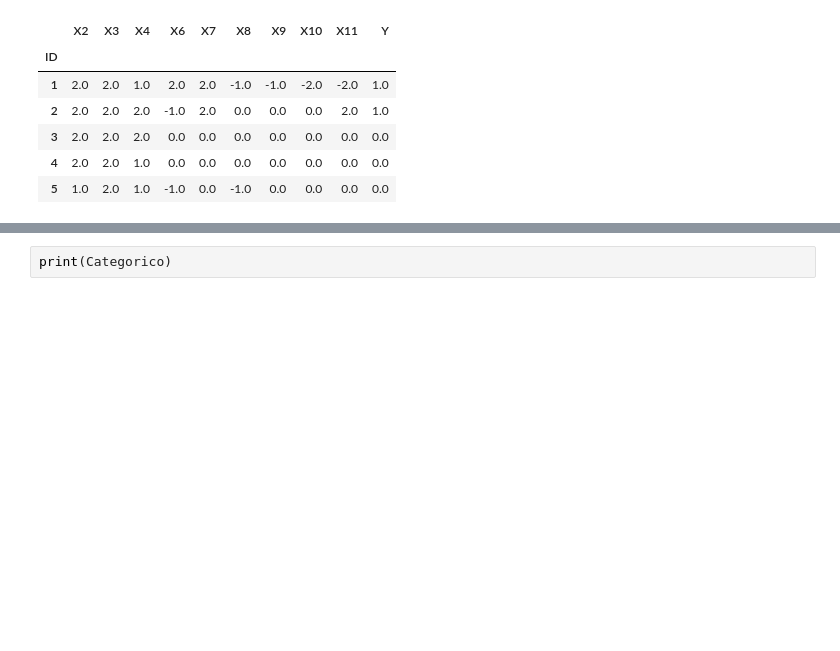
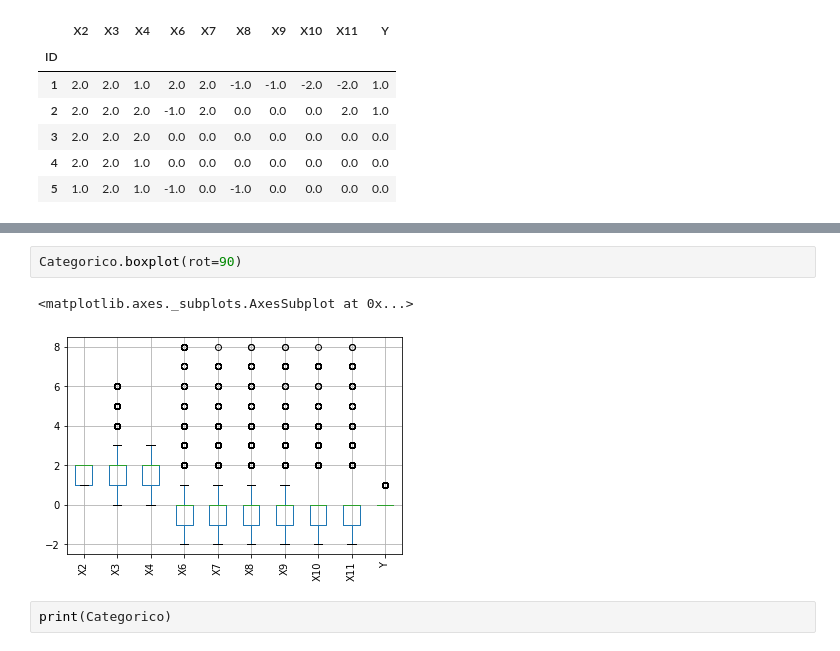
Before and after one commit to PosgradoMNA/actividades-de-aprendizaje-A01794003, a Jupyter notebook: Actividad_Semanal_6,_visualización.ipynb, the cells around one changed output, grey strips where cells are left out. Drawn from its saved outputs; the diff is of its cells as text; blank space fills up the shorter version.

```diff
--- a/Actividad_Semanal_6,_visualización.ipynb
+++ b/Actividad_Semanal_6,_visualización.ipynb
@@ -665,3 +672,8 @@ Categorico.head()
+# %%
+Categorico.boxplot(rot=90)
+# %% [output]
+<matplotlib.axes._subplots.AxesSubplot at 0x...>
+[figure, added]
 # %%
 print(Categorico)
 # %% [output]
```
Also changed, not shown: parts of 20 cells of this notebook.
